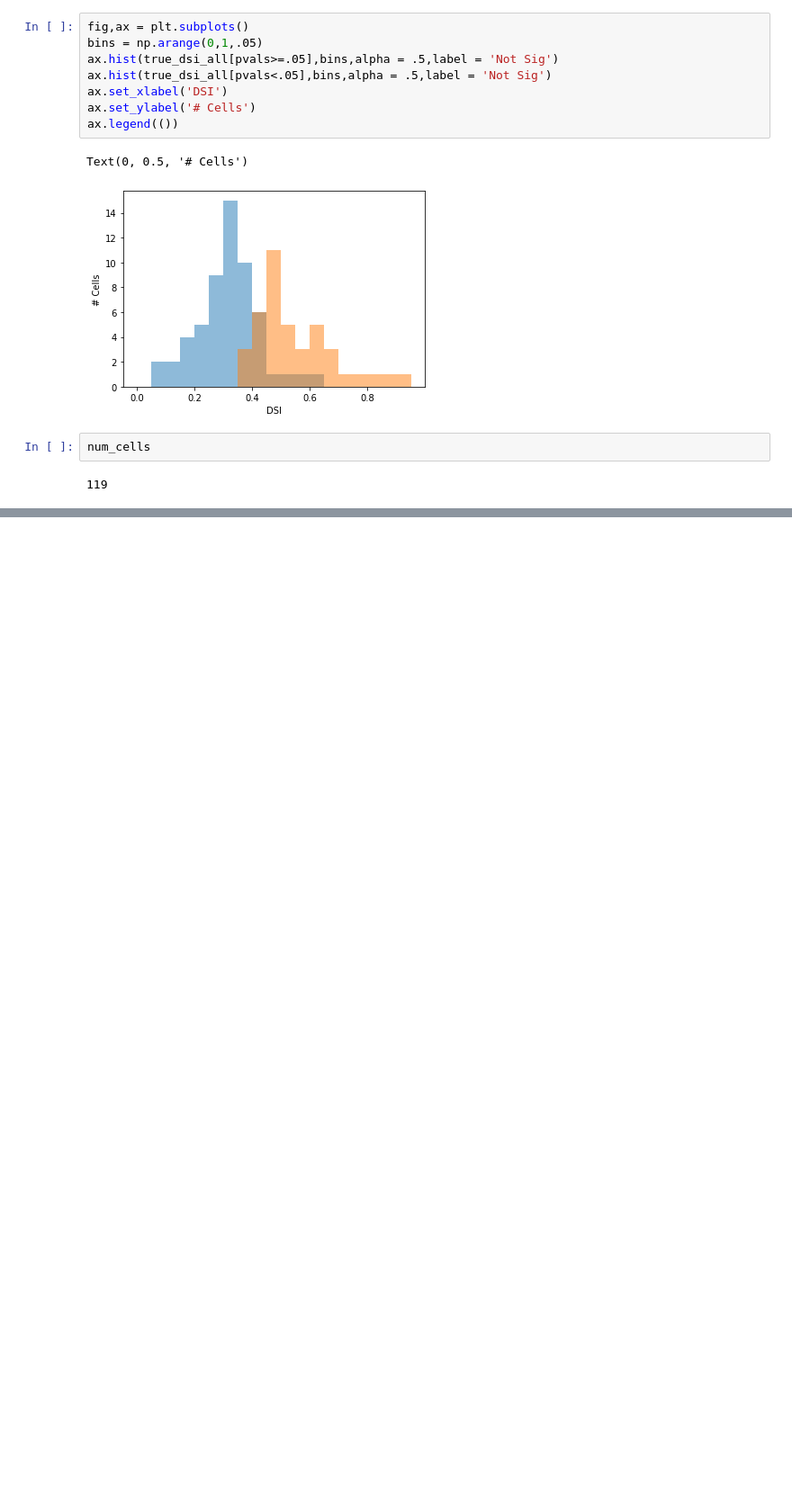
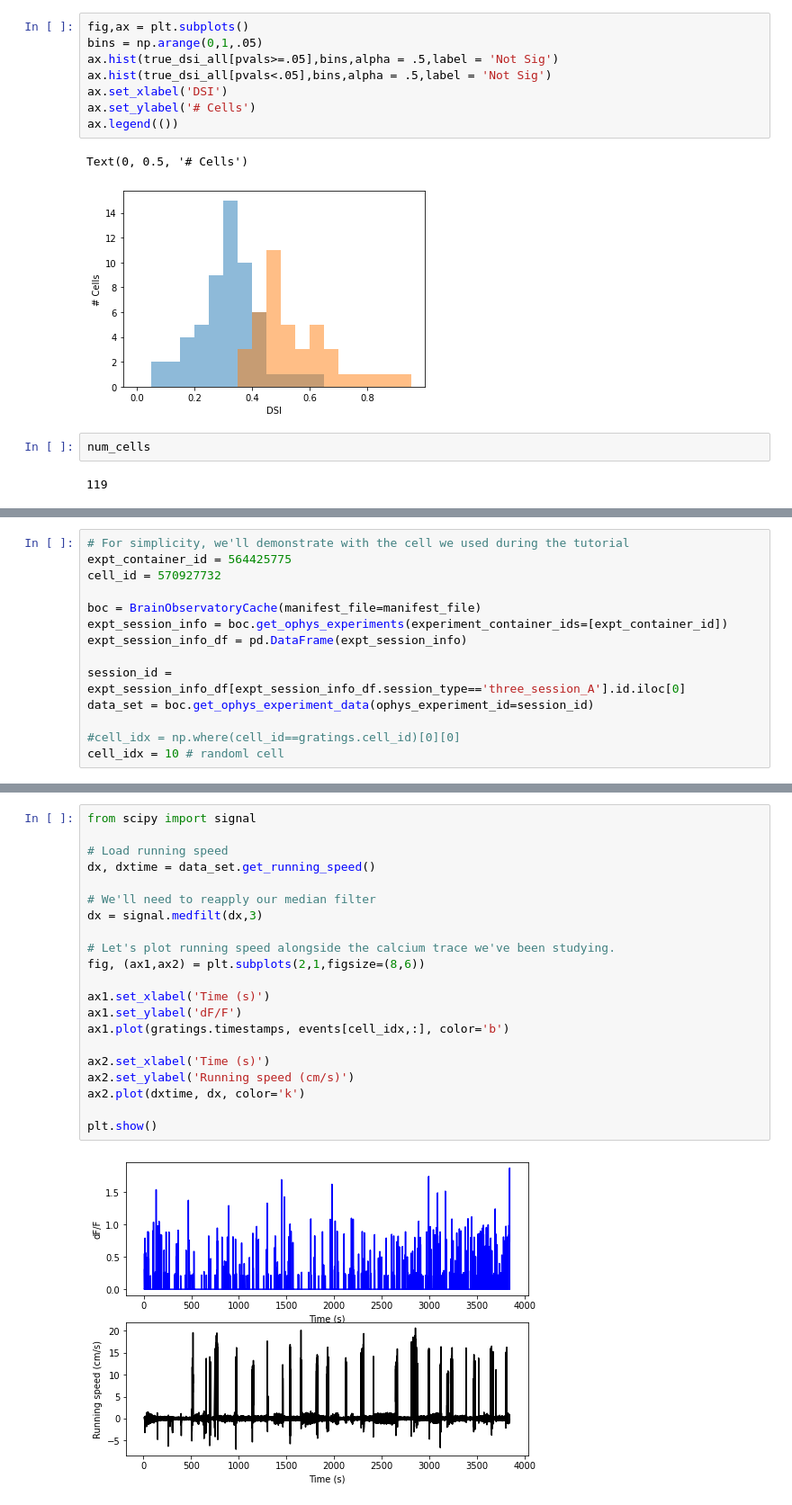
Before and after one commit to AllenInstitute/swdb_neural_encoding, a Jupyter notebook: code/Day1Exercises_w_solutions.ipynb, the cells around one changed output, grey strips where cells are left out. Shown at 90% size. Cells and saved outputs as stored; diff of their text form; blank space fills up the shorter version.

```diff
--- a/code/Day1Exercises_w_solutions.ipynb
+++ b/code/Day1Exercises_w_solutions.ipynb
@@ -510,0 +523,14 @@ num_cells
+# %%
+# For simplicity, we'll demonstrate with the cell we used during the tutorial
+expt_container_id = 564425775
+cell_id = 570927732
+
+boc = BrainObservatoryCache(manifest_file=manifest_file)
+expt_session_info = boc.get_ophys_experiments(experiment_container_ids=[expt_container_id])
+expt_session_info_df = pd.DataFrame(expt_session_info)
+
+session_id = expt_session_info_df[expt_session_info_df.session_type=='three_session_A'].id.iloc[0]
+data_set = boc.get_ophys_experiment_data(ophys_experiment_id=session_id)
+
+#cell_idx = np.where(cell_id==gratings.cell_id)[0][0]
+cell_idx = 10 # randoml cell
@@ -510,0 +581,23 @@ num_cells
+# %%
+from scipy import signal
+
+# Load running speed
+dx, dxtime = data_set.get_running_speed()
+
+# We'll need to reapply our median filter
+dx = signal.medfilt(dx,3)
+
+# Let's plot running speed alongside the calcium trace we've been studying.
+fig, (ax1,ax2) = plt.subplots(2,1,figsize=(8,6))
+
+ax1.set_xlabel('Time (s)')
+ax1.set_ylabel('dF/F')
+ax1.plot(gratings.timestamps, events[cell_idx,:], color='b')
+
+ax2.set_xlabel('Time (s)')
+ax2.set_ylabel('Running speed (cm/s)')
+ax2.plot(dxtime, dx, color='k')
+
+plt.show()
+# %% [output]
+[figure, added]
```
Also changed, not shown: parts of 26 cells of this notebook, 1 other file.
